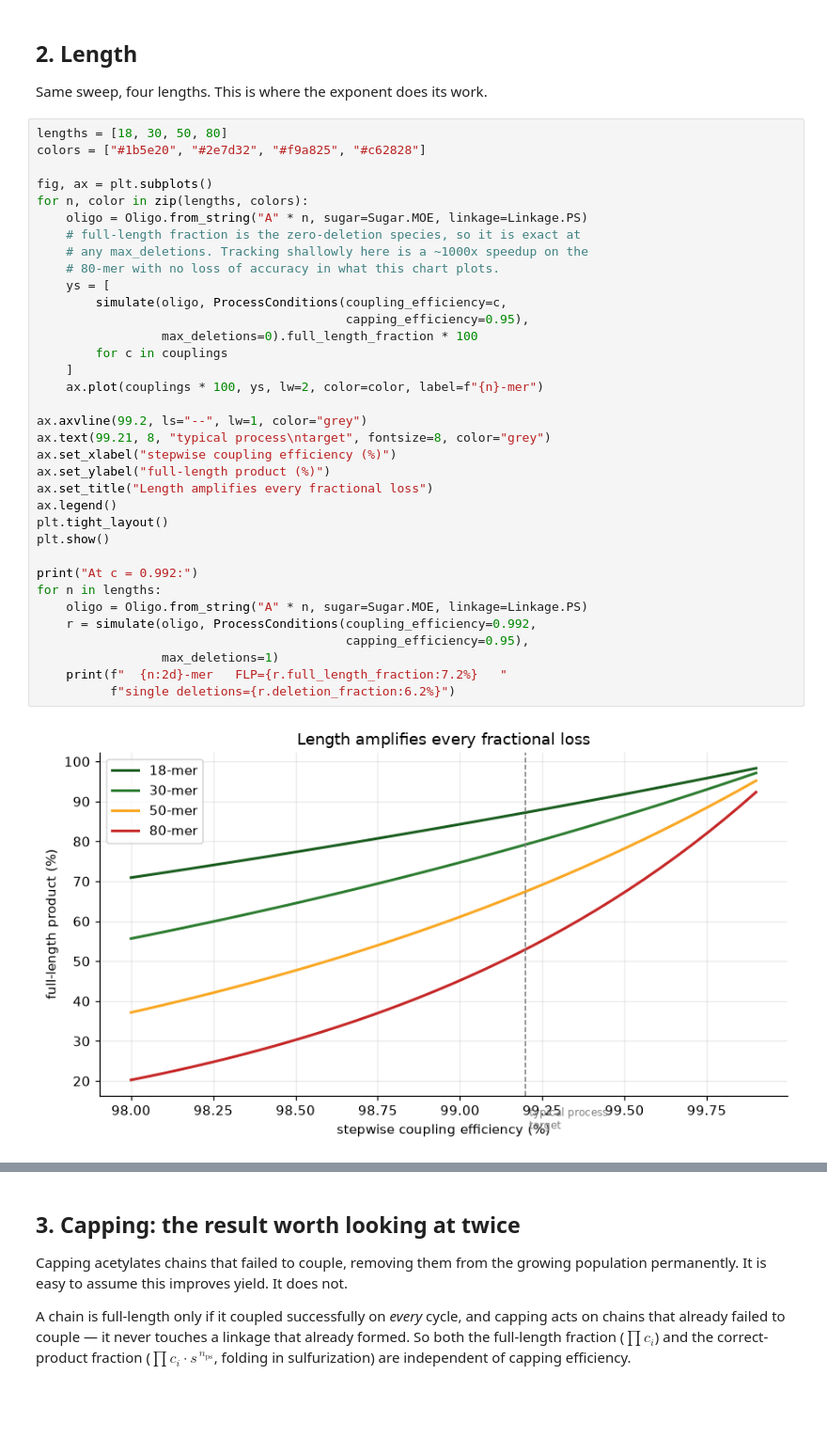
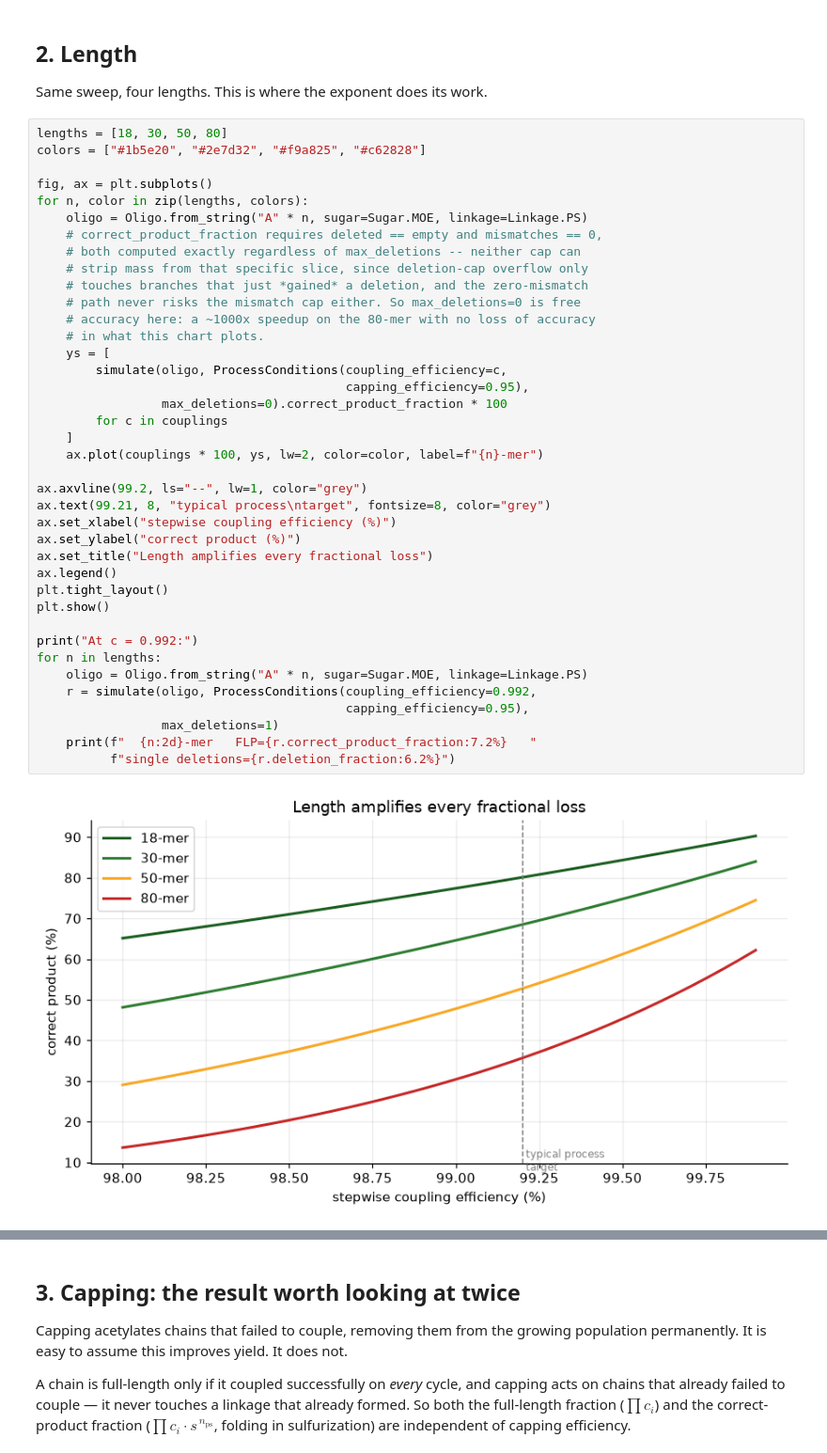
Before and after one commit to enginee-ing/oligosim, a Jupyter notebook: notebooks/01_sensitivity_analysis.ipynb, the cells around one changed output, grey strips where cells are left out. Shown at 94% size. Saved outputs shown, nothing was run; the diff lists cells and outputs as text; blank space fills up the shorter version.

```diff
--- a/notebooks/01_sensitivity_analysis.ipynb
+++ b/notebooks/01_sensitivity_analysis.ipynb
@@ -111,38 +111,42 @@ Same sweep, four lengths. This is where the exponent does its work.
 # %%
 lengths = [18, 30, 50, 80]
 colors = ["#1b5e20", "#2e7d32", "#f9a825", "#c62828"]
 
 fig, ax = plt.subplots()
 for n, color in zip(lengths, colors):
     oligo = Oligo.from_string("A" * n, sugar=Sugar.MOE, linkage=Linkage.PS)
-    # full-length fraction is the zero-deletion species, so it is exact at
-    # any max_deletions. Tracking shallowly here is a ~1000x speedup on the
-    # 80-mer with no loss of accuracy in what this chart plots.
+    # correct_product_fraction requires deleted == empty and mismatches == 0,
+    # both computed exactly regardless of max_deletions -- neither cap can
+    # strip mass from that specific slice, since deletion-cap overflow only
+    # touches branches that just *gained* a deletion, and the zero-mismatch
+    # path never risks the mismatch cap either. So max_deletions=0 is free
+    # accuracy here: a ~1000x speedup on the 80-mer with no loss of accuracy
+    # in what this chart plots.
     ys = [
         simulate(oligo, ProcessConditions(coupling_efficiency=c,
                                           capping_efficiency=0.95),
-                 max_deletions=0).full_length_fraction * 100
+                 max_deletions=0).correct_product_fraction * 100
         for c in couplings
     ]
     ax.plot(couplings * 100, ys, lw=2, color=color, label=f"{n}-mer")
 
 ax.axvline(99.2, ls="--", lw=1, color="grey")
 ax.text(99.21, 8, "typical process\ntarget", fontsize=8, color="grey")
 ax.set_xlabel("stepwise coupling efficiency (%)")
-ax.set_ylabel("full-length product (%)")
+ax.set_ylabel("correct product (%)")
 ax.set_title("Length amplifies every fractional loss")
 ax.legend()
 plt.tight_layout()
 plt.show()
 
 print("At c = 0.992:")
 for n in lengths:
     oligo = Oligo.from_string("A" * n, sugar=Sugar.MOE, linkage=Linkage.PS)
     r = simulate(oligo, ProcessConditions(coupling_efficiency=0.992,
                                           capping_efficiency=0.95),
                  max_deletions=1)
-    print(f"  {n:2d}-mer   FLP={r.full_length_fraction:7.2%}   "
+    print(f"  {n:2d}-mer   FLP={r.correct_product_fraction:7.2%}   "
           f"single deletions={r.deletion_fraction:6.2%}")
 # %% [output]
-[figure, old version]
+[figure, new version]
 At c = 0.992:
```
Also changed, not shown: parts of 4 cells of this notebook, 1 other file.
